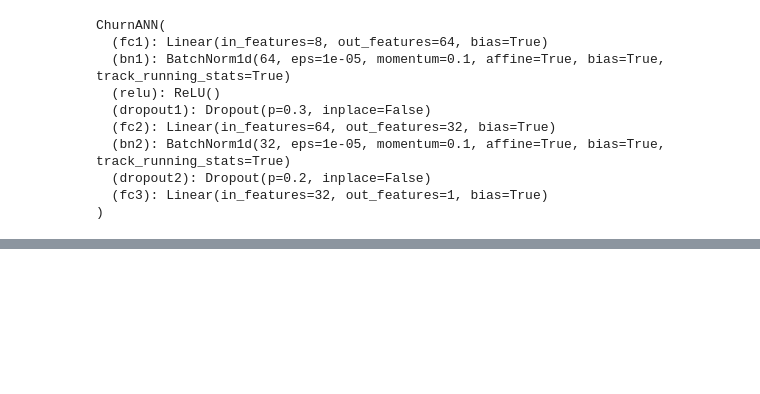
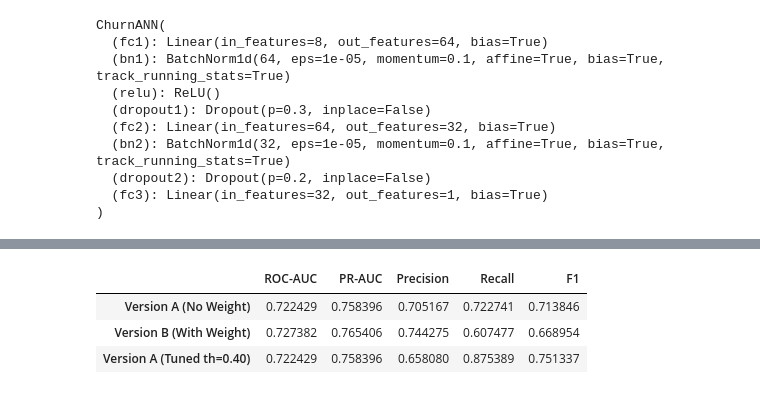
Before and after one commit to RezaOfficial0/EO-chur-saas, a Jupyter notebook: notebooks/ann_churn_model.ipynb, the cells around one changed output, grey strips where cells are left out. Cells and saved outputs as stored; diff of their text form; code cells hidden in the pictures; blank space fills up the shorter version.

```diff
--- a/notebooks/ann_churn_model.ipynb
+++ b/notebooks/ann_churn_model.ipynb
@@ -365,0 +370,9 @@ Calculated Precision: 0.68 (Target: > 0.60)
+# %%
+summary_df = pd.DataFrame([metrics_unweighted, metrics_weighted, metrics_tuned],
+                          index=["Version A (No Weight)", "Version B (With Weight)", "Version A (Tuned th=0.40)"])
+display(summary_df)
+# %% [output]
+|  | ROC-AUC | PR-AUC | Precision | Recall | F1 |
+| Version A (No Weight) | 0.722429 | 0.758396 | 0.705167 | 0.722741 | 0.713846 |
+| Version B (With Weight) | 0.727382 | 0.765406 | 0.744275 | 0.607477 | 0.668954 |
+| Version A (Tuned th=0.40) | 0.722429 | 0.758396 | 0.658080 | 0.875389 | 0.751337 |
```
Also changed, not shown: parts of 6 cells of this notebook, 9 other files.
